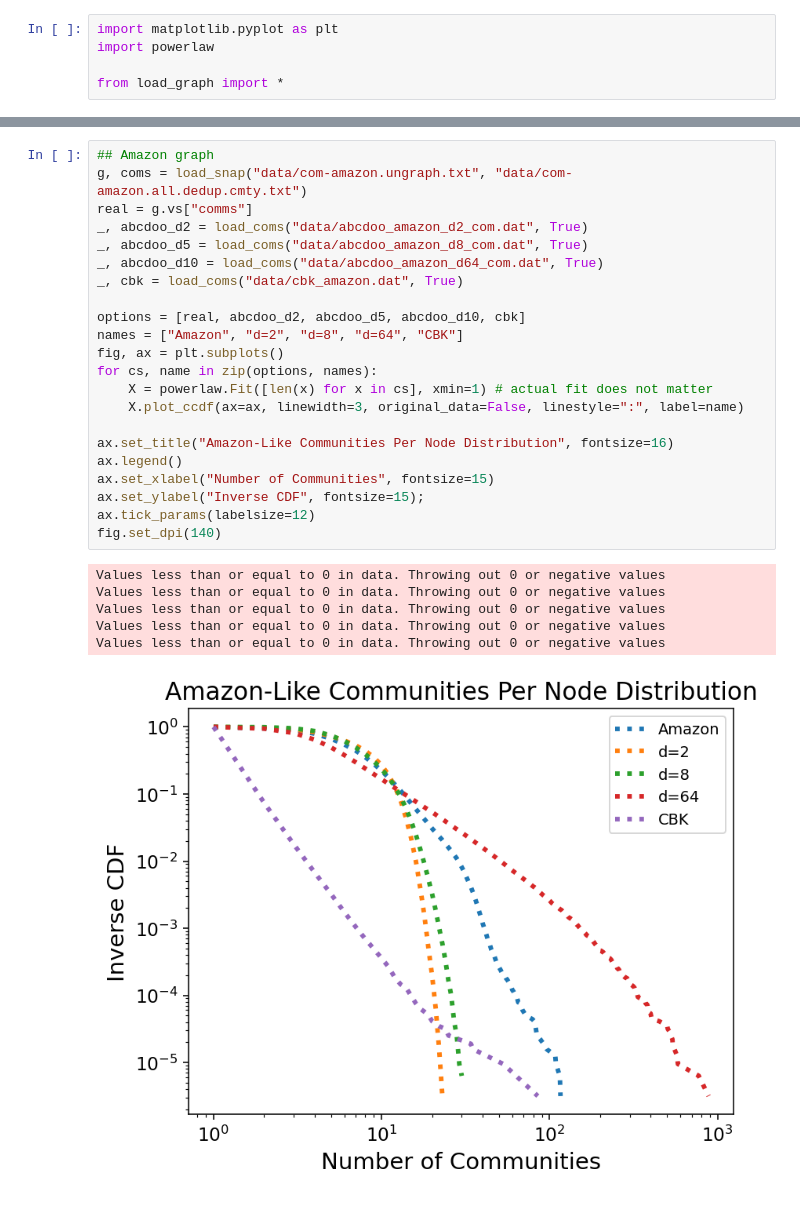
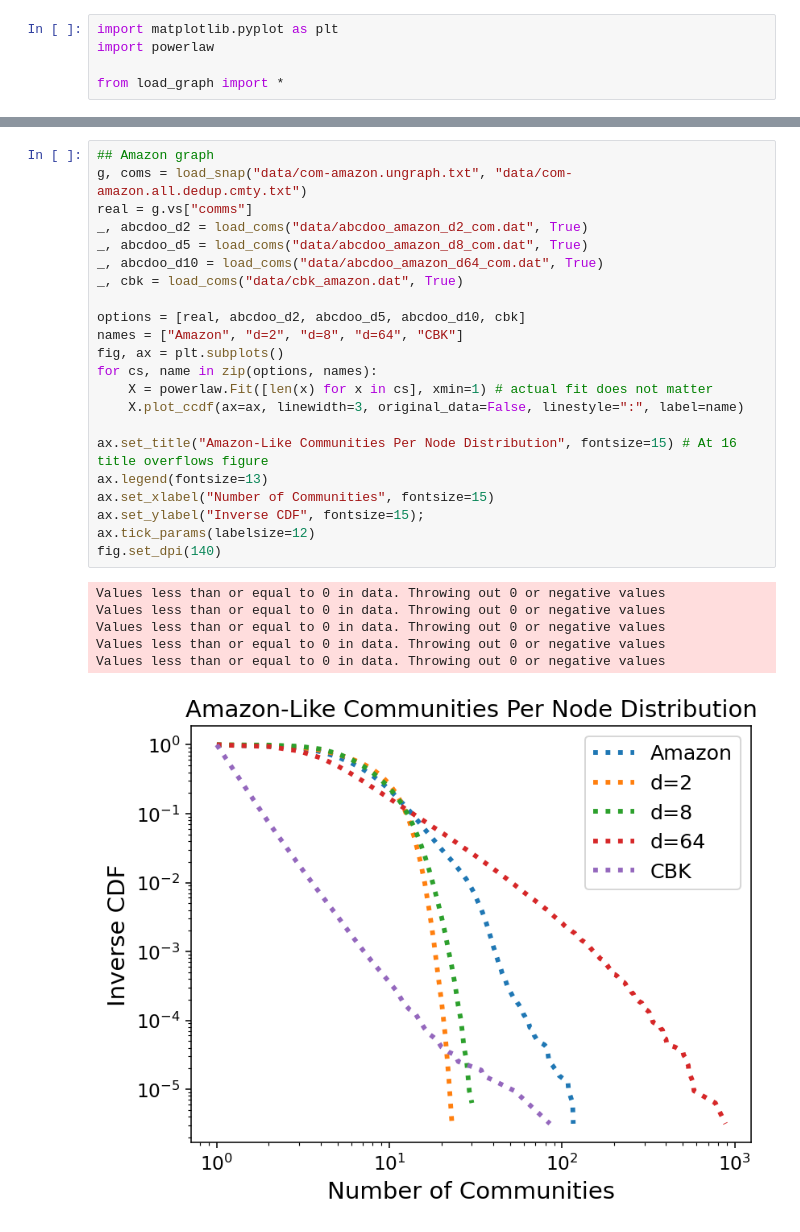
Before and after one commit to ftheberge/ABCDoo_Experiments, a Jupyter notebook: GraphProperties/communities_per_node.ipynb, the cells around one changed output, grey strips where cells are left out. Drawn from its saved outputs; the diff is of its cells as text.

Commit message:
Increase legend size and decrease title size to prevent overflow

```diff
--- a/GraphProperties/communities_per_node.ipynb
+++ b/GraphProperties/communities_per_node.ipynb
@@ -35,32 +35,32 @@ Values less than or equal to 0 in data. Throwing out 0 or negative values
 # %%
 ## Amazon graph
 g, coms = load_snap("data/com-amazon.ungraph.txt", "data/com-amazon.all.dedup.cmty.txt")
 real = g.vs["comms"]
 _, abcdoo_d2 = load_coms("data/abcdoo_amazon_d2_com.dat", True)
 _, abcdoo_d5 = load_coms("data/abcdoo_amazon_d8_com.dat", True)
 _, abcdoo_d10 = load_coms("data/abcdoo_amazon_d64_com.dat", True)
 _, cbk = load_coms("data/cbk_amazon.dat", True)
 
 options = [real, abcdoo_d2, abcdoo_d5, abcdoo_d10, cbk]
 names = ["Amazon", "d=2", "d=8", "d=64", "CBK"]
 fig, ax = plt.subplots()
 for cs, name in zip(options, names):
     X = powerlaw.Fit([len(x) for x in cs], xmin=1) # actual fit does not matter
     X.plot_ccdf(ax=ax, linewidth=3, original_data=False, linestyle=":", label=name)
 
-ax.set_title("Amazon-Like Communities Per Node Distribution", fontsize=16)
-ax.legend()
+ax.set_title("Amazon-Like Communities Per Node Distribution", fontsize=15) # At 16 title overflows figure
+ax.legend(fontsize=13)
 ax.set_xlabel("Number of Communities", fontsize=15)
 ax.set_ylabel("Inverse CDF", fontsize=15);
 ax.tick_params(labelsize=12)
 fig.set_dpi(140)
 # %% [output]
 Values less than or equal to 0 in data. Throwing out 0 or negative values
 Values less than or equal to 0 in data. Throwing out 0 or negative values
 Values less than or equal to 0 in data. Throwing out 0 or negative values
 Values less than or equal to 0 in data. Throwing out 0 or negative values
 Values less than or equal to 0 in data. Throwing out 0 or negative values
-[figure, old version]
+[figure, new version]
 # %%
 ## Youtube graph
 g, coms = load_snap("data/com-youtube.ungraph.txt", "data/com-youtube.all.cmty.txt", drop_outliers=True)
```
Also changed, not shown: parts of 2 cells of this notebook.
